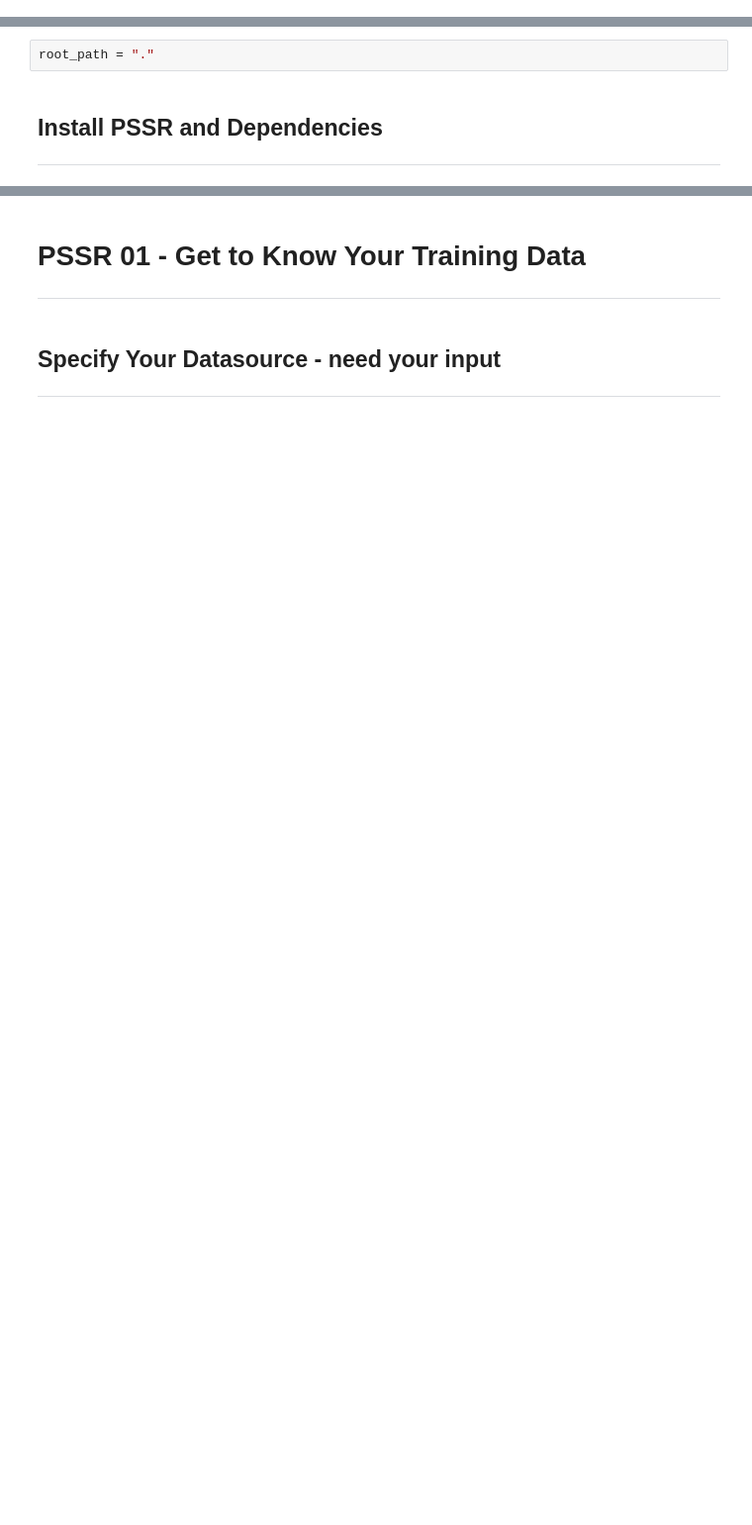
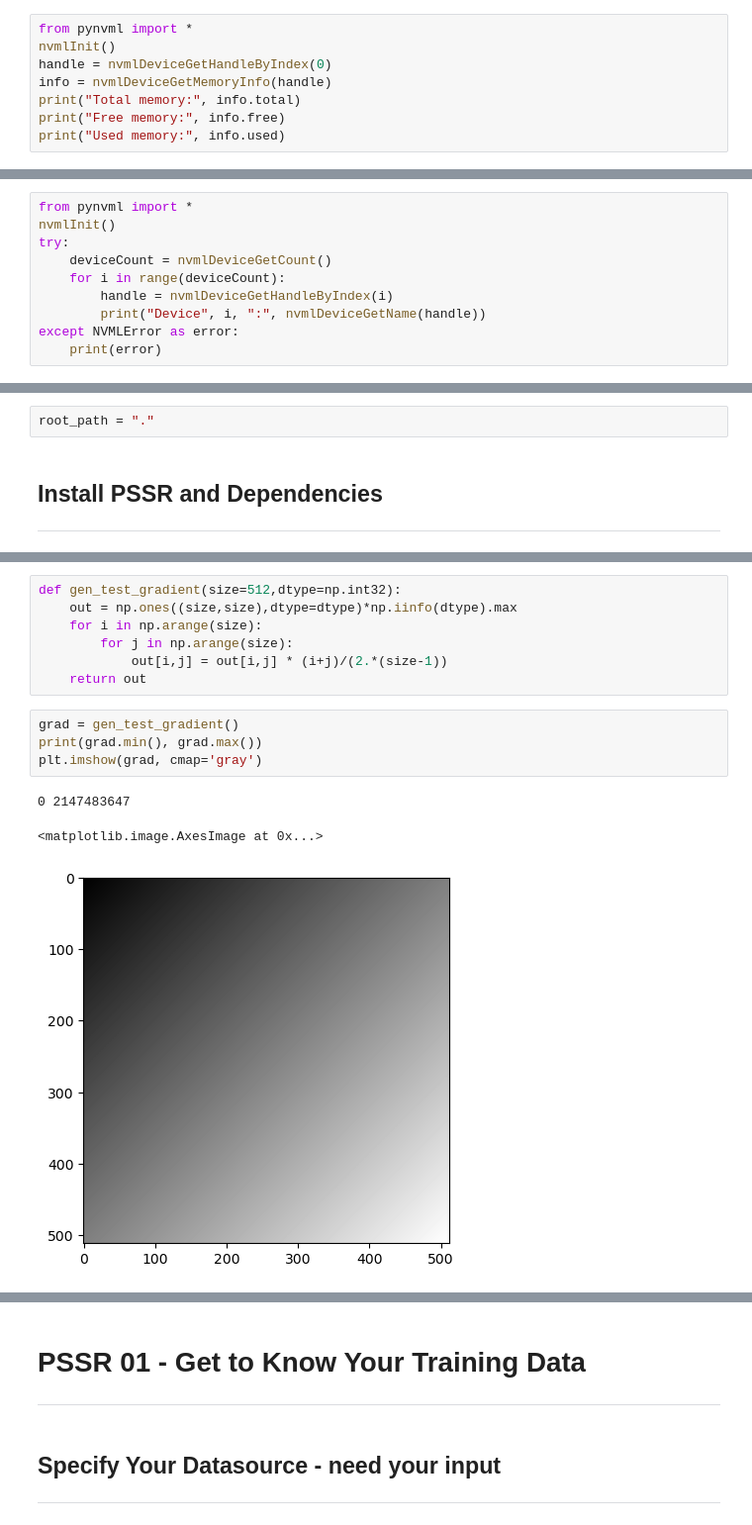
Before and after one commit to MilkyTea123/pssr_Michael, a Jupyter notebook: PSSR_All_32bit.ipynb, the cells around one changed output, grey strips where cells are left out. Shown: that part at 99% size. Saved outputs shown, nothing was run; the diff lists cells and outputs as text; blank space fills up the shorter version.

```diff
--- a/PSSR_All_32bit.ipynb
+++ b/PSSR_All_32bit.ipynb
@@ -99,0 +47,8 @@ Expect slow performance. To access GPU try reconnecting later
+# %%
+from pynvml import *
+nvmlInit()
+handle = nvmlDeviceGetHandleByIndex(0)
+info = nvmlDeviceGetMemoryInfo(handle)
+print("Total memory:", info.total)
+print("Free memory:", info.free)
+print("Used memory:", info.used)
@@ -99,0 +59,10 @@ Expect slow performance. To access GPU try reconnecting later
+# %%
+from pynvml import *
+nvmlInit()
+try:
+    deviceCount = nvmlDeviceGetCount()
+    for i in range(deviceCount):
+        handle = nvmlDeviceGetHandleByIndex(i)
+        print("Device", i, ":", nvmlDeviceGetName(handle))
+except NVMLError as error:
+    print(error)
@@ -153,0 +171,15 @@ RuntimeError: Found no NVIDIA driver on your system. Please check that you have
+# %%
+def gen_test_gradient(size=512,dtype=np.int32):
+    out = np.ones((size,size),dtype=dtype)*np.iinfo(dtype).max
+    for i in np.arange(size):
+        for j in np.arange(size):
+            out[i,j] = out[i,j] * (i+j)/(2.*(size-1))
+    return out
+# %%
+grad = gen_test_gradient()
+print(grad.min(), grad.max())
+plt.imshow(grad, cmap='gray')
+# %% [output]
+0 2147483647
+<matplotlib.image.AxesImage at 0x...>
+[figure, added]
```
Also changed, not shown: parts of 39 cells of this notebook.
